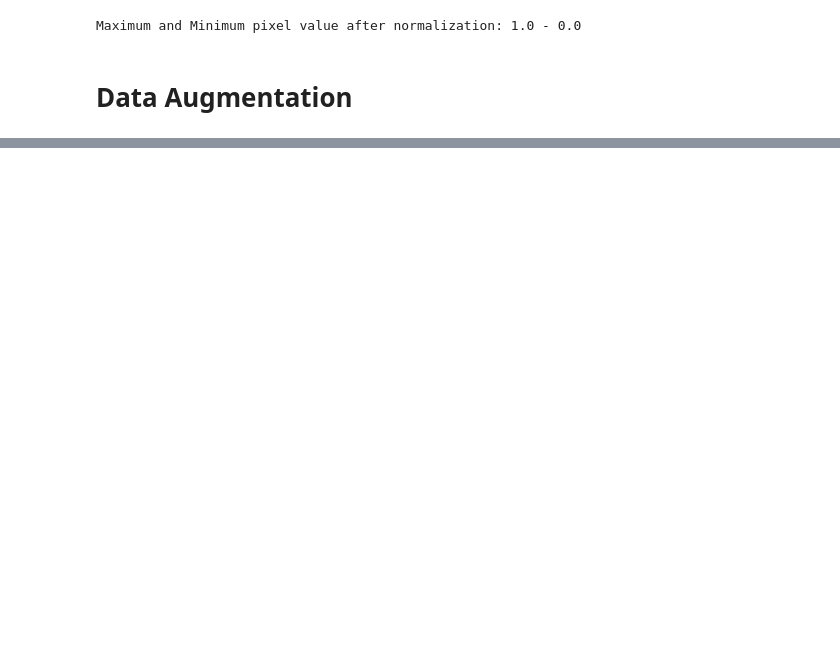
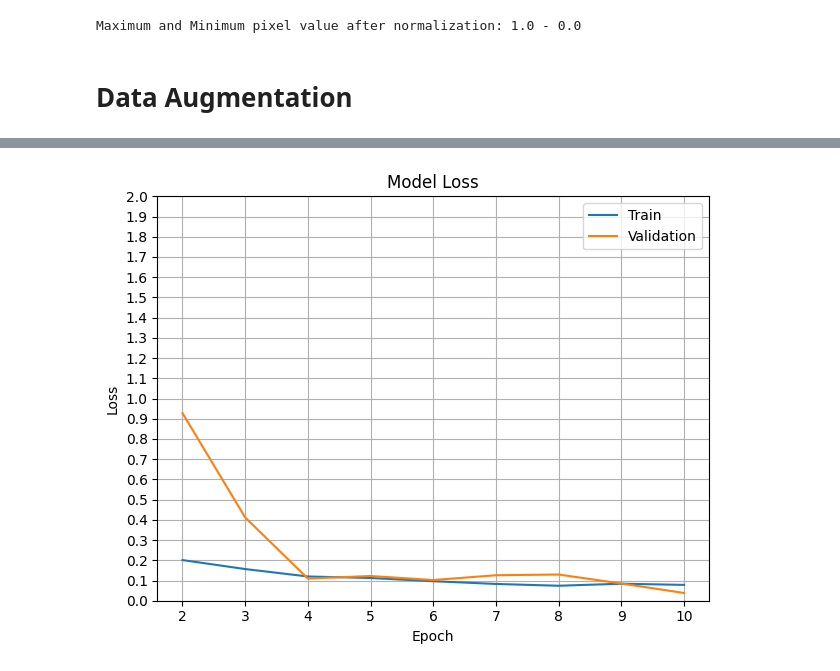
Before and after one commit to AsmaRadwan/MRI-Tumar-Recognition, a Jupyter notebook: mri-tumar-recognition.ipynb, the cells around one changed output, grey strips where cells are left out. Saved outputs shown, nothing was run; the diff lists cells and outputs as text; code cells hidden in the pictures; blank space fills up the shorter version.

```diff
--- a/mri-tumar-recognition.ipynb
+++ b/mri-tumar-recognition.ipynb
@@ -384,0 +395,2 @@ model.save("vgg16_best_model.keras")
+# %%
+resnet101_model, resnet_best_hps = hyperparameter_tuning(resnet101_model_builder,X_train,y_train)
@@ -384,0 +420,8 @@ model.save("vgg16_best_model.keras")
+# %%
+# Use validation instead of validation_split-0.1
+resnet101_history = resnet101_model.fit(
+    datagen.flow(X_train, y_train, batch_size=15),
+    validation_data=(X_valid, y_valid),  # Use the explicit validation set
+    epochs=10,
+    verbose=1,
+    callbacks=my_callbacks)
@@ -384,0 +459,20 @@ model.save("vgg16_best_model.keras")
+# %%
+# Plotting training and validation loss
+plt.figure(figsize=(12, 5))
+
+# Plot training & validation loss values
+plt.subplot(1, 2, 2)
+plt.plot(range(2, 11), resnet101_history.history['loss'][1:10], label='Train')
+plt.plot(range(2, 11), resnet101_history.history['val_loss'][1:10], label='Validation')
+plt.title('Model Loss')
+plt.xlabel('Epoch')
+plt.ylabel('Loss')
+plt.legend()
+plt.grid(True)
+plt.ylim(0, 2)  # Adjust this range as needed
+plt.yticks(np.arange(0, 2.1, 0.1))
+
+plt.tight_layout()
+plt.show()
+# %% [output]
+[figure, added]
```
Also changed, not shown: parts of 49 cells of this notebook.
